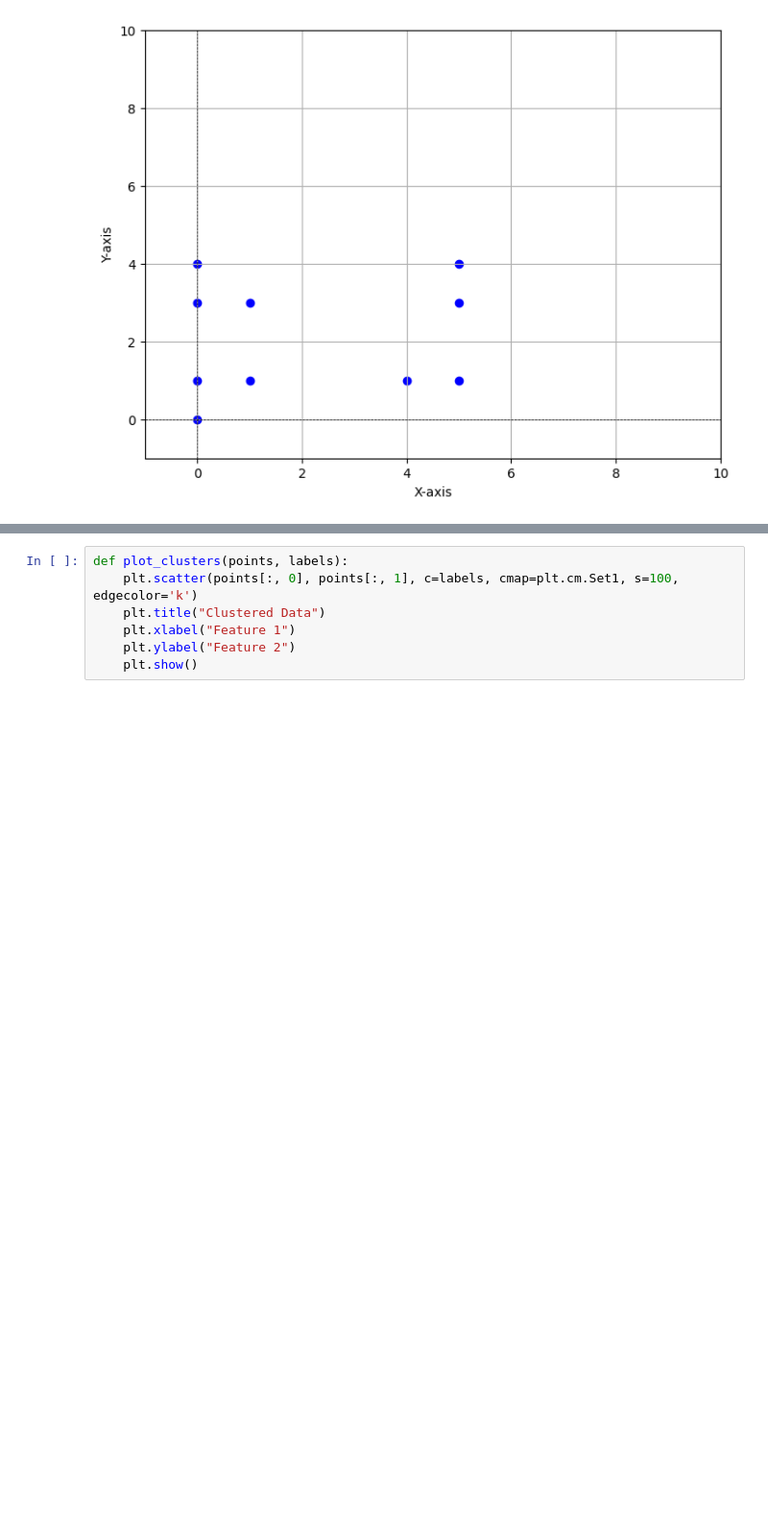
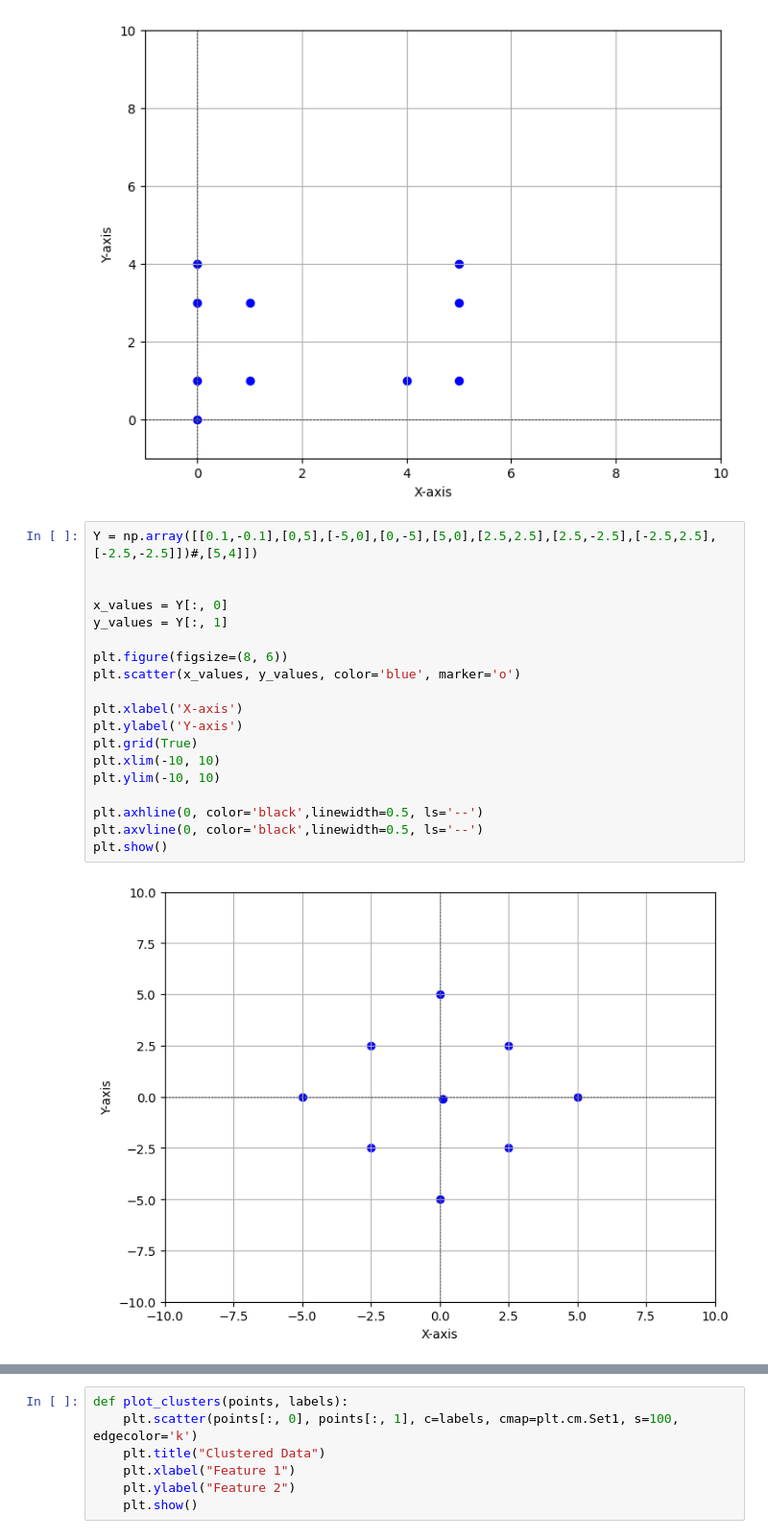
Before and after one commit to TCalvani/Silhouette_clustering, a Jupyter notebook: toy_clustering.ipynb, the cells around one changed output, grey strips where cells are left out. Shown at 96% size. Saved outputs shown, nothing was run; the diff lists cells and outputs as text; blank space fills up the shorter version.

```diff
--- a/toy_clustering.ipynb
+++ b/toy_clustering.ipynb
@@ -29,5 +29,26 @@ plt.axvline(0, color='black',linewidth=0.5, ls='--')
 plt.show()
 # %% [output]
 [figure]
+# %%
+Y = np.array([[0.1,-0.1],[0,5],[-5,0],[0,-5],[5,0],[2.5,2.5],[2.5,-2.5],[-2.5,2.5],[-2.5,-2.5]])#,[5,4]])
+
+
+x_values = Y[:, 0]
+y_values = Y[:, 1]
+
+plt.figure(figsize=(8, 6))
+plt.scatter(x_values, y_values, color='blue', marker='o')
+
+plt.xlabel('X-axis')
+plt.ylabel('Y-axis')
+plt.grid(True)
+plt.xlim(-10, 10)
+plt.ylim(-10, 10)
+
+plt.axhline(0, color='black',linewidth=0.5, ls='--')
+plt.axvline(0, color='black',linewidth=0.5, ls='--')
+plt.show()
+# %% [output]
+[figure, added]
 # %%
 import itertools
```
Also changed, not shown: parts of 2 cells of this notebook.
